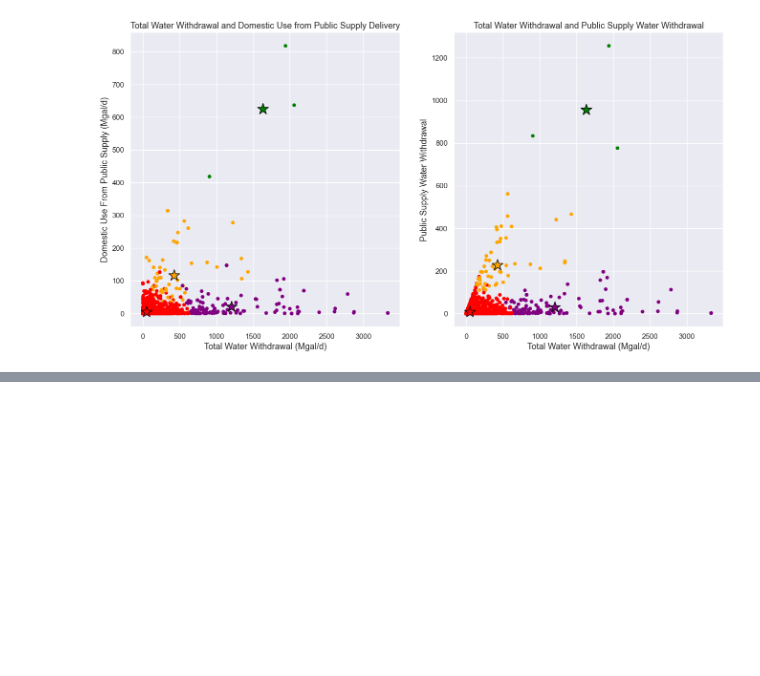
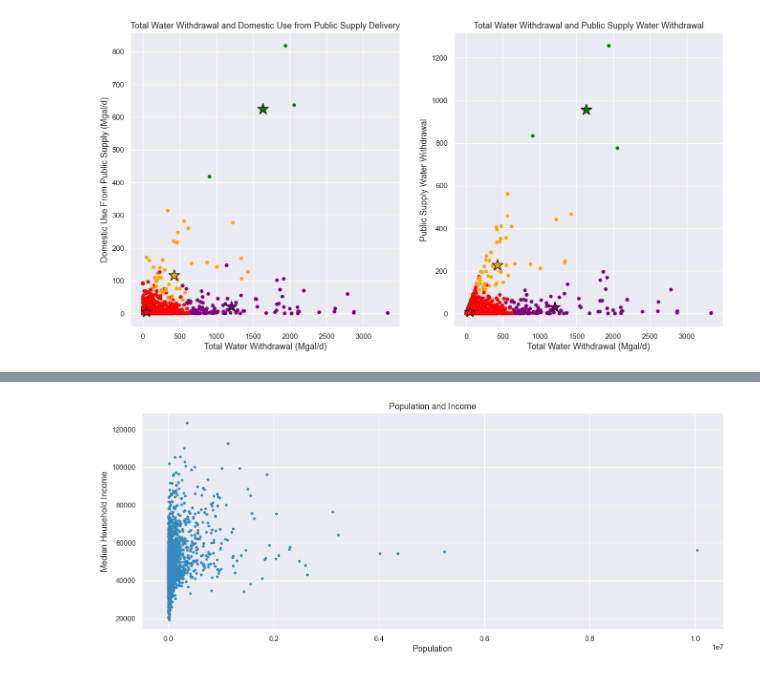
Before and after one commit to farahmalik11/project-5, a Jupyter notebook: 02_KMeans_Clusters_1.ipynb, the cells around one changed output, grey strips where cells are left out. Saved outputs shown, nothing was run; the diff lists cells and outputs as text; code cells hidden in the pictures; blank space fills up the shorter version.

```diff
--- a/02_KMeans_Clusters_1.ipynb
+++ b/02_KMeans_Clusters_1.ipynb
@@ -1376,0 +942,12 @@ df1.head()
+# %%
+df6 = df.filter(items=keep)
+
+f = 13
+fg = (16,6)
+
+df6.plot(kind="scatter", x="population", y="median_household_income", figsize=fg, s=10)
+plt.title("Population and Income", fontsize=f);
+plt.xlabel("Population", fontsize=f)
+plt.ylabel("Median Household Income", fontsize=f);
+# %% [output]
+[figure, added]
```
Also changed, not shown: parts of 76 cells of this notebook, 24 other files.
